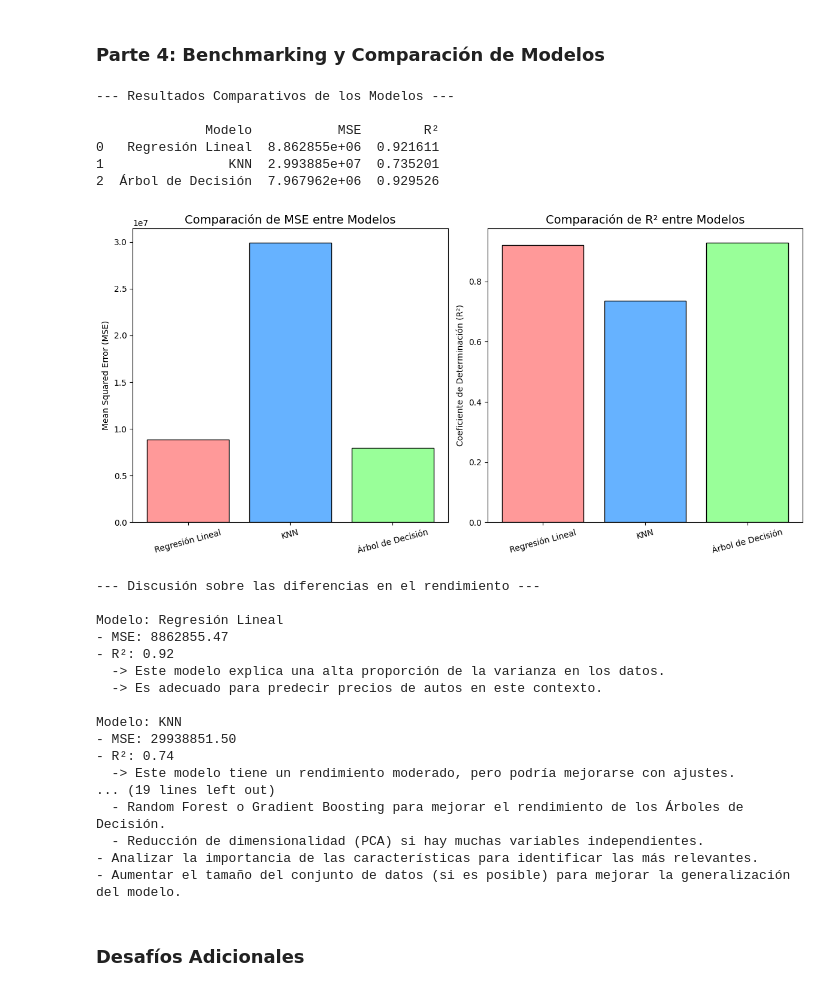
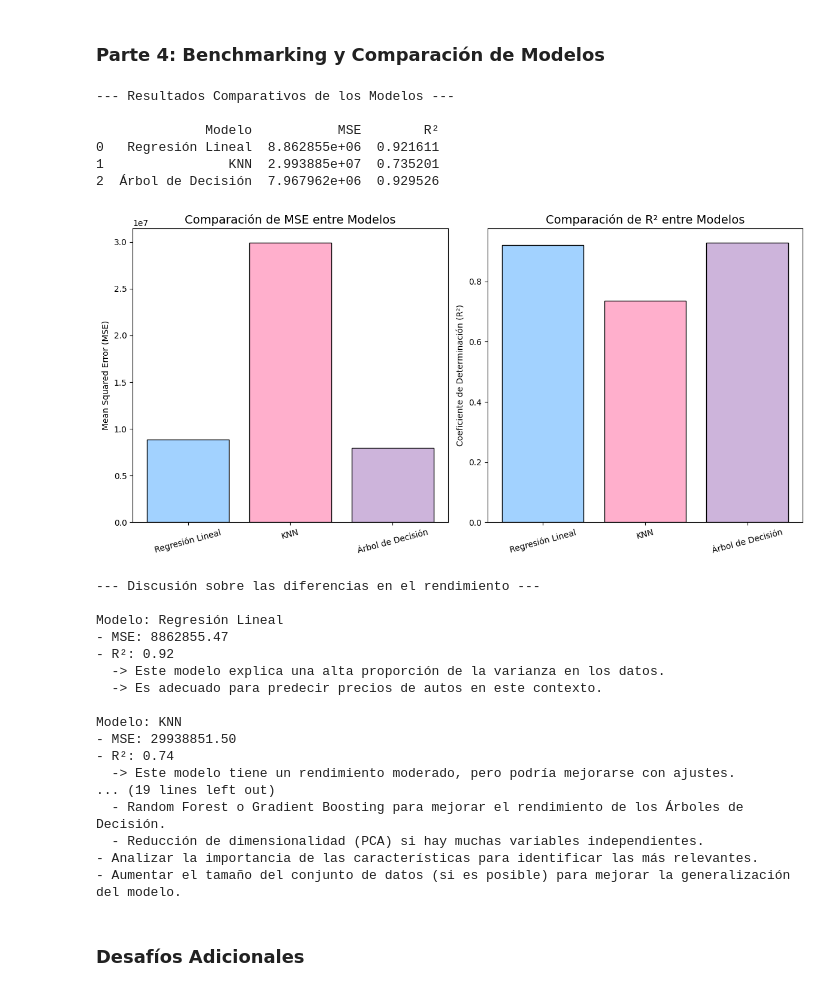
Before and after one commit to aemorel/CodingDojo, a Jupyter notebook: Módulo_2_ML/Tareas_ML/Andrea_Echague_Pred_Autos.ipynb, the cells around one changed output. Drawn from its saved outputs; the diff is of its cells as text; code cells hidden in the pictures.

```diff
--- a/Módulo_2_ML/Tareas_ML/Andrea_Echague_Pred_Autos.ipynb
+++ b/Módulo_2_ML/Tareas_ML/Andrea_Echague_Pred_Autos.ipynb
@@ -157,10 +157,10 @@ numeric_columns = numeric_data.columns
 plt.figure(figsize=(15, 20))
 for i, column in enumerate(numeric_columns, 1):
     plt.subplot(len(numeric_columns) // 2 + 1, 2, i)
-    sns.boxplot(data=auto_data, y=column, color="#87CEEB")
-    plt.title(f"Boxplot - {column}", fontsize=12, color="#540b0e")
+    sns.boxplot(data=auto_data, y=column, color="#7678ed")
+    plt.title(f"Boxplot - {column}", fontsize=12, color="#3d348b")
     plt.ylabel(column, fontsize=10)
-    plt.grid(color='#fff3b0', linestyle='--', linewidth=0.5)
+    plt.grid(color='#fff3b0', linestyle='--', linewidth=0.7)
 
 # Ajustar la distribución de los subgráficos
 plt.tight_layout()
@@ -173,7 +173,7 @@ print(correlation_matrix)
 
 # Graficar la matriz de correlación como un heatmap
 plt.figure(figsize=(10, 8))
-sns.heatmap(correlation_matrix, annot=True, fmt=".2f", cmap="coolwarm", cbar=True)
+sns.heatmap(correlation_matrix, annot=True, fmt=".2f", cmap="rainbow_r", cbar=True)
 plt.title("Heatmap de la Matriz de Correlación")
 plt.show()
 # %% [output]
@@ -465,14 +465,14 @@ plt.figure(figsize=(12, 6))
 
 # Gráfico de barras para MSE
 plt.subplot(1, 2, 1)
-plt.bar(results_df["Modelo"], results_df["MSE"], color=["#FF9999", "#66B2FF", "#99FF99"], edgecolor="black")
+plt.bar(results_df["Modelo"], results_df["MSE"], color=["#a2d2ff", "#ffafcc", "#cdb4db"], edgecolor="black")
 plt.title("Comparación de MSE entre Modelos", fontsize=14)
 plt.ylabel("Mean Squared Error (MSE)")
 plt.xticks(rotation=15)
 
 # Gráfico de barras para R²
 plt.subplot(1, 2, 2)
-plt.bar(results_df["Modelo"], results_df["R²"], color=["#FF9999", "#66B2FF", "#99FF99"], edgecolor="black")
+plt.bar(results_df["Modelo"], results_df["R²"], color=["#a2d2ff", "#ffafcc", "#cdb4db"], edgecolor="black")
 plt.title("Comparación de R² entre Modelos", fontsize=14)
 plt.ylabel("Coeficiente de Determinación (R²)")
 plt.xticks(rotation=15)
@@ -497,34 +497,34 @@ for index, row in results_df.iterrows():
     if row["R²"] > 0.8:
         print(f"  -> Este modelo explica una alta proporción de la varianza en los datos.")
         print(f"  -> Es adecuado para predecir precios de autos en este contexto.\n")
     elif row["R²"] > 0.5:
         print(f"  -> Este modelo tiene un rendimiento moderado, pero podría mejorarse con ajustes.\n")
     else:
         print(f"  -> Este modelo tiene un rendimiento bajo y podría no ser adecuado.\n")
 
 # Interpretación de los resultados generales
 print("\n--- Interpretación de Resultados ---\n")
 print(f"El modelo con el mejor desempeño basado en R² es: {best_model} (R² = {best_r2:.2f})")
 
 # Posibles mejoras y próximos pasos
 print("\n--- Posibles Mejoras y Próximos Pasos ---\n")
 print("- Realizar ajustes en los hiperparámetros de los modelos:")
 print("  - Para Árbol de Decisión: probar con diferentes valores de 'max_depth' y 'min_samples_split'.")
 print("  - Para KNN: probar con diferentes valores de 'n_neighbors'.")
 print("- Usar validación cruzada para evaluar la estabilidad y consistencia de los resultados.")
 print("- Considerar técnicas avanzadas como:")
 print("  - Random Forest o Gradient Boosting para mejorar el rendimiento de los Árboles de Decisión.")
 print("  - Reducción de dimensionalidad (PCA) si hay muchas variables independientes.")
 print("- Analizar la importancia de las características para identificar las más relevantes.")
 print("- Aumentar el tamaño del conjunto de datos (si es posible) para mejorar la generalización del modelo.")
 # %% [output]
 --- Resultados Comparativos de los Modelos ---
 
               Modelo           MSE        R²
 0   Regresión Lineal  8.862855e+06  0.921611
 1                KNN  2.993885e+07  0.735201
 2  Árbol de Decisión  7.967962e+06  0.929526
-[figure, old version]
+[figure, new version]
 --- Discusión sobre las diferencias en el rendimiento ---
 
 Modelo: Regresión Lineal
```
Also changed, not shown: parts of 3 cells of this notebook, 2 other files.
